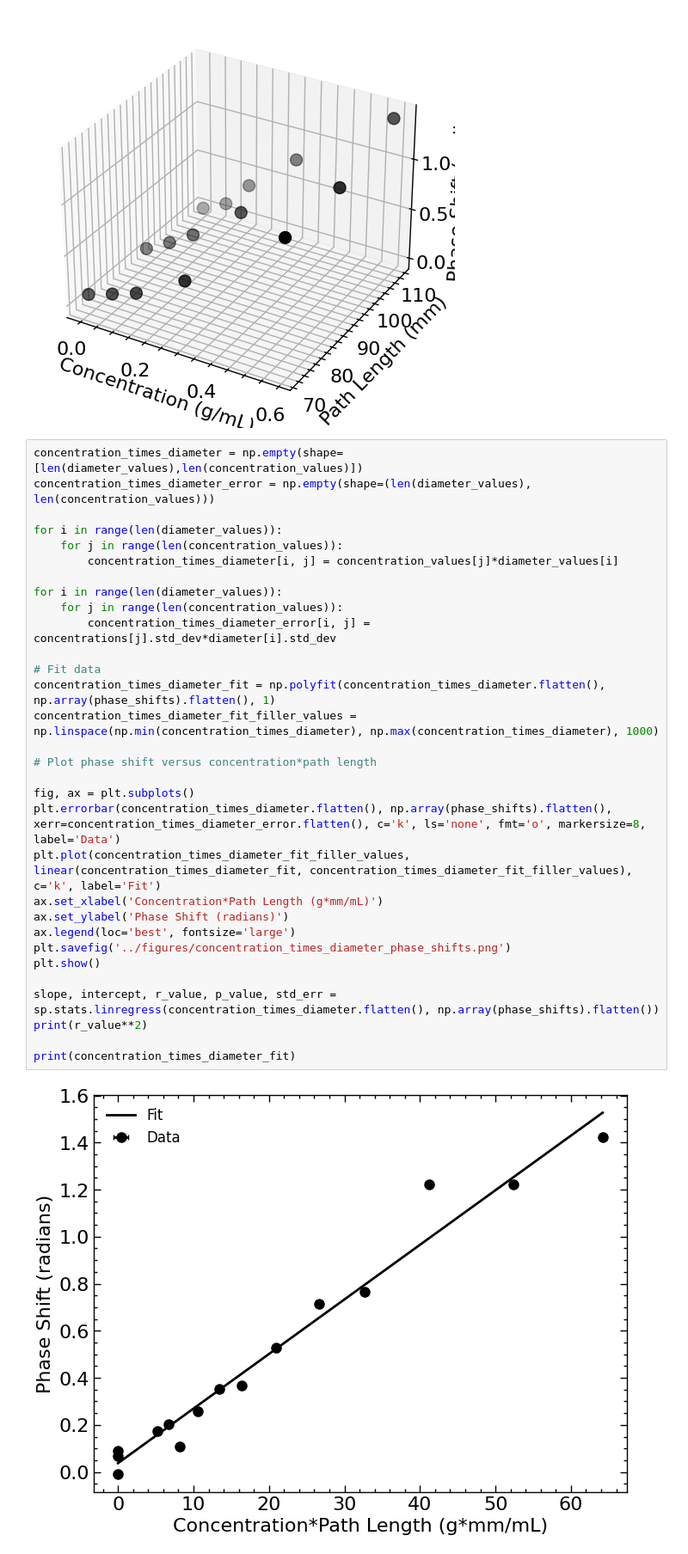
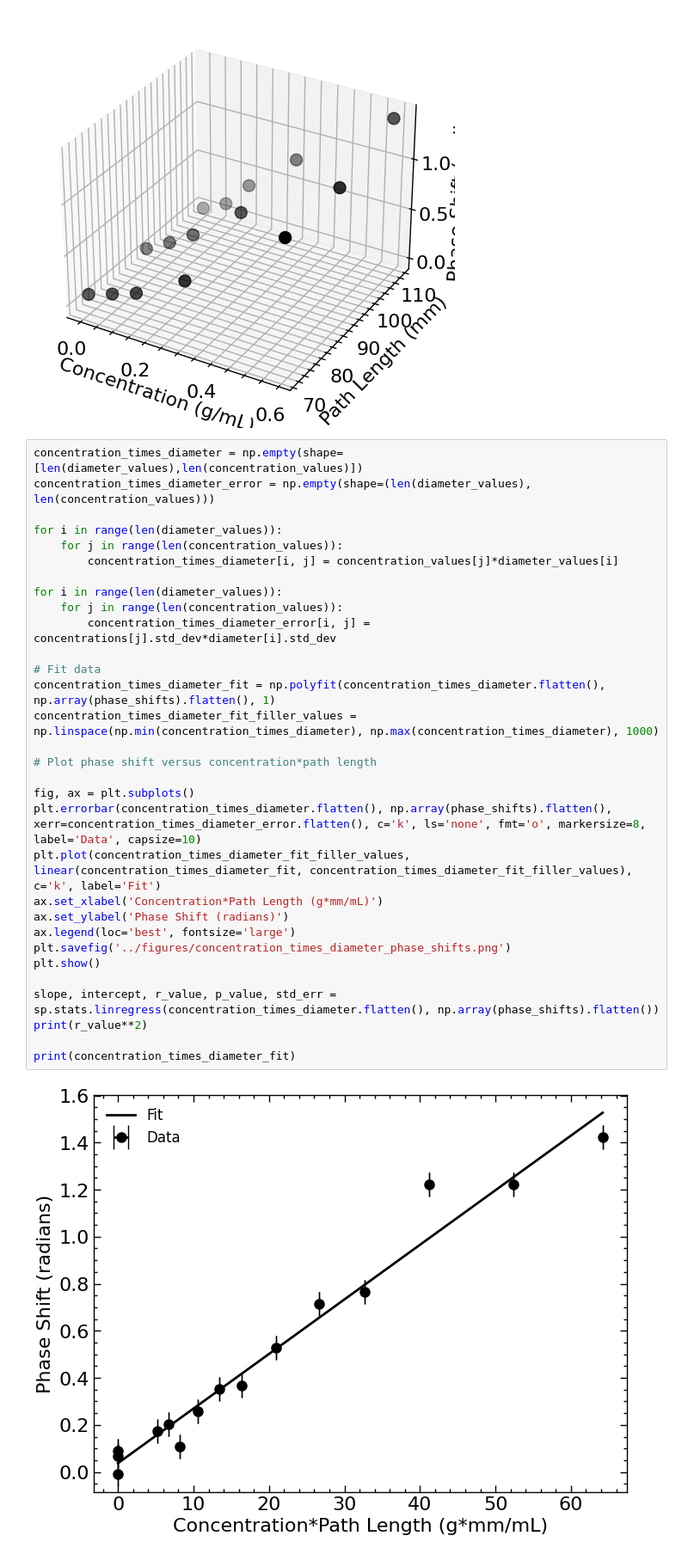
Before and after one commit to wmallah/OpticsLab, a Jupyter notebook: experiment_01/code/data_analysis.ipynb, the cells around one changed output. Shown at 86% size. Cells and saved outputs as stored; diff of their text form.

```diff
--- a/experiment_01/code/data_analysis.ipynb
+++ b/experiment_01/code/data_analysis.ipynb
@@ -1210,32 +1218,32 @@ plt.show()
 concentration_times_diameter = np.empty(shape=[len(diameter_values),len(concentration_values)])
 concentration_times_diameter_error = np.empty(shape=(len(diameter_values), len(concentration_values)))
 
 for i in range(len(diameter_values)):
     for j in range(len(concentration_values)):
         concentration_times_diameter[i, j] = concentration_values[j]*diameter_values[i]
 
 for i in range(len(diameter_values)):
     for j in range(len(concentration_values)):
         concentration_times_diameter_error[i, j] = concentrations[j].std_dev*diameter[i].std_dev
 
 # Fit data
 concentration_times_diameter_fit = np.polyfit(concentration_times_diameter.flatten(), np.array(phase_shifts).flatten(), 1)
 concentration_times_diameter_fit_filler_values = np.linspace(np.min(concentration_times_diameter), np.max(concentration_times_diameter), 1000)
 
 # Plot phase shift versus concentration*path length
 
 fig, ax = plt.subplots()
-plt.errorbar(concentration_times_diameter.flatten(), np.array(phase_shifts).flatten(), xerr=concentration_times_diameter_error.flatten(), c='k', ls='none', fmt='o', markersize=8, label='Data')
+plt.errorbar(concentration_times_diameter.flatten(), np.array(phase_shifts).flatten(), xerr=concentration_times_diameter_error.flatten(), c='k', ls='none', fmt='o', markersize=8, label='Data', capsize=10)
 plt.plot(concentration_times_diameter_fit_filler_values, linear(concentration_times_diameter_fit, concentration_times_diameter_fit_filler_values), c='k', label='Fit')
 ax.set_xlabel('Concentration*Path Length (g*mm/mL)')
 ax.set_ylabel('Phase Shift (radians)')
 ax.legend(loc='best', fontsize='large')
 plt.savefig('../figures/concentration_times_diameter_phase_shifts.png')
 plt.show()
 
 slope, intercept, r_value, p_value, std_err = sp.stats.linregress(concentration_times_diameter.flatten(), np.array(phase_shifts).flatten())
 print(r_value**2)
 
 print(concentration_times_diameter_fit)
 # %% [output]
-[figure, old version]
+[figure, new version]
```
Also changed, not shown: parts of 7 cells of this notebook, 21 other files.
